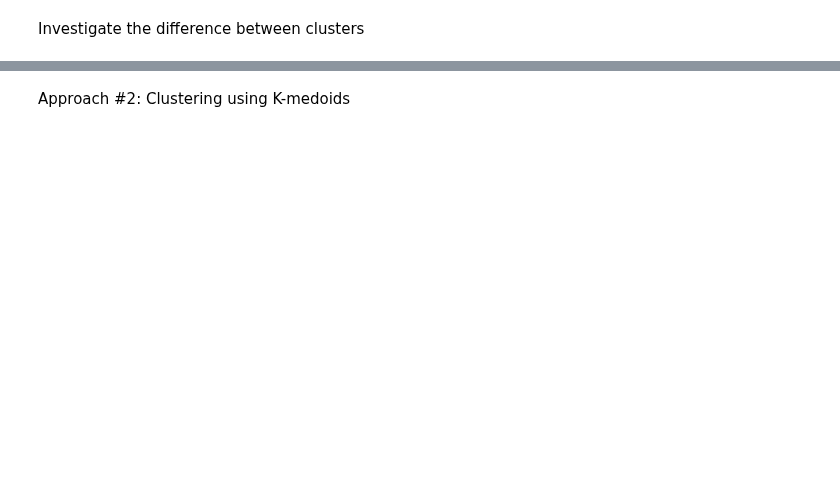
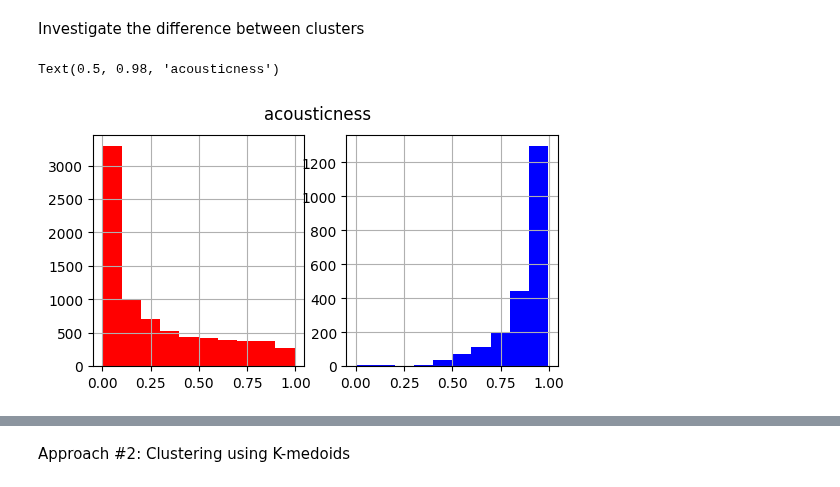
Before and after one commit to ninh-nd/spotify-rec, a Jupyter notebook: seed/data.ipynb, the cells around one changed output, grey strips where cells are left out. Drawn from its saved outputs; the diff is of its cells as text; code cells hidden in the pictures; blank space fills up the shorter version.

Commit message:
add cluster analysis

```diff
--- a/seed/data.ipynb
+++ b/seed/data.ipynb
@@ -176,3 +176,10 @@ for k in range(0, 2):
 Investigate the difference between clusters
 # %%
 # TODO
+fig, axes = plt.subplots(1, 2)
+sub_df[sub_df['clusters'] == 0]['acousticness'].hist(ax=axes[0], figsize=(6,3), color='red')
+sub_df[sub_df['clusters'] == 1]['acousticness'].hist(ax=axes[1], figsize=(6,3), color='blue')
+plt.suptitle('acousticness')
+# %% [output]
+Text(0.5, 0.98, 'acousticness')
+[figure, added]
```
Also changed, not shown: parts of 29 cells of this notebook.
